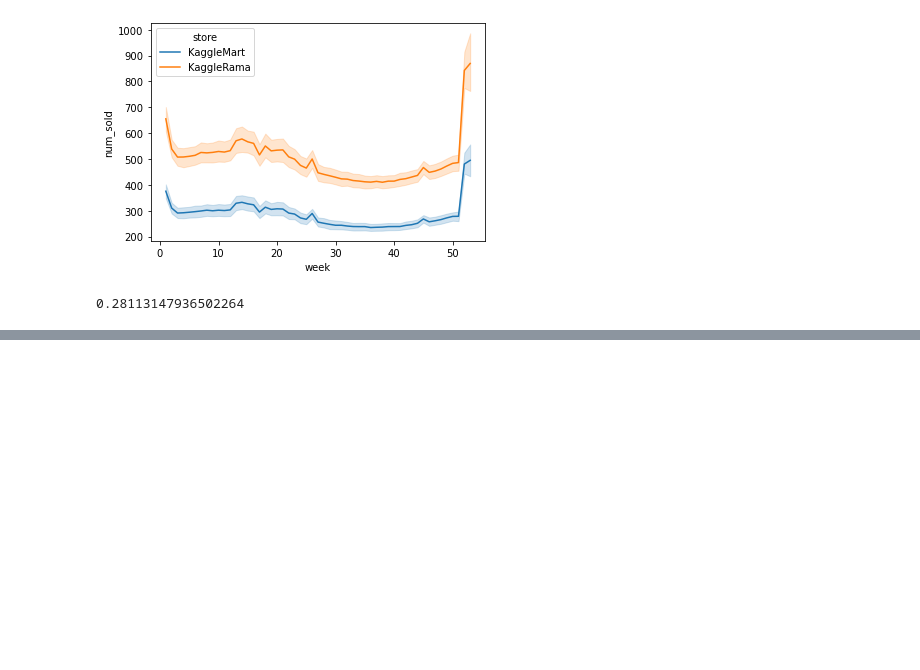
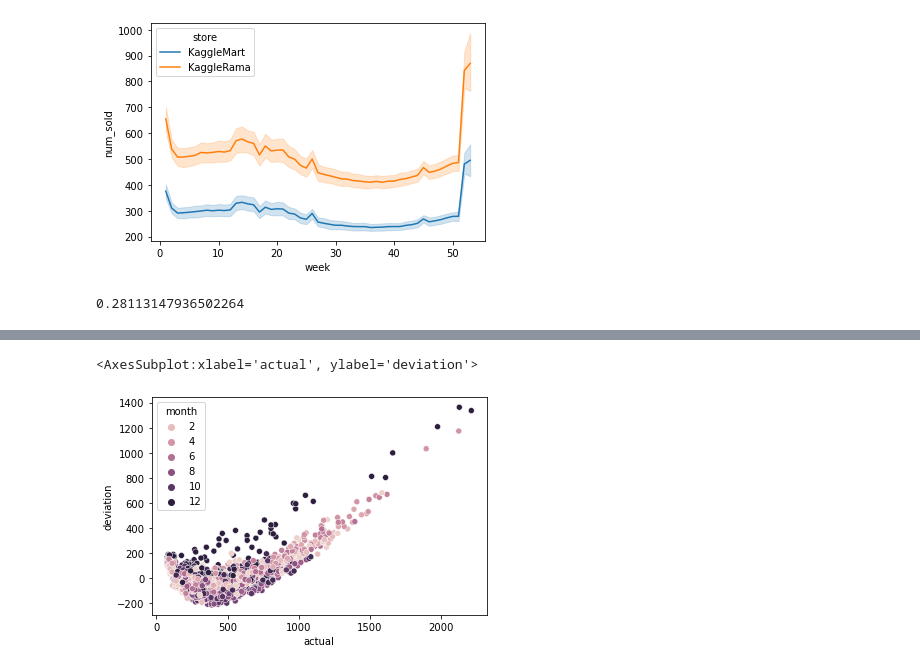
Before and after one commit to vbell-gh/tps0121, a Jupyter notebook: tps0122.ipynb, the cells around one changed output, grey strips where cells are left out. Drawn from its saved outputs; the diff is of its cells as text; code cells hidden in the pictures; blank space fills up the shorter version.

```diff
--- a/tps0122.ipynb
+++ b/tps0122.ipynb
@@ -90,0 +126,5 @@ mean_absolute_percentage_error(y_test, y_predict)
+# %%
+sns.scatterplot(data=x_test_w, x='actual', y='deviation', hue = 'month')
+# %% [output]
+<AxesSubplot:xlabel='actual', ylabel='deviation'>
+[figure, added]
```
Also changed, not shown: parts of 4 cells of this notebook.
